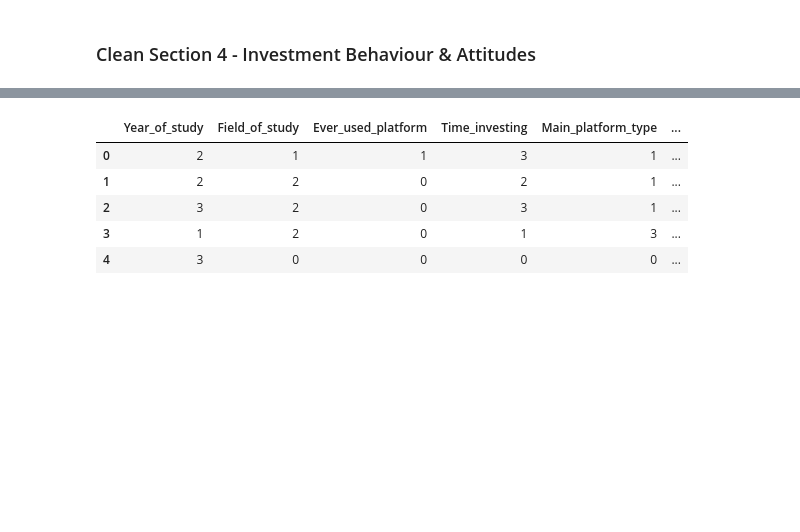
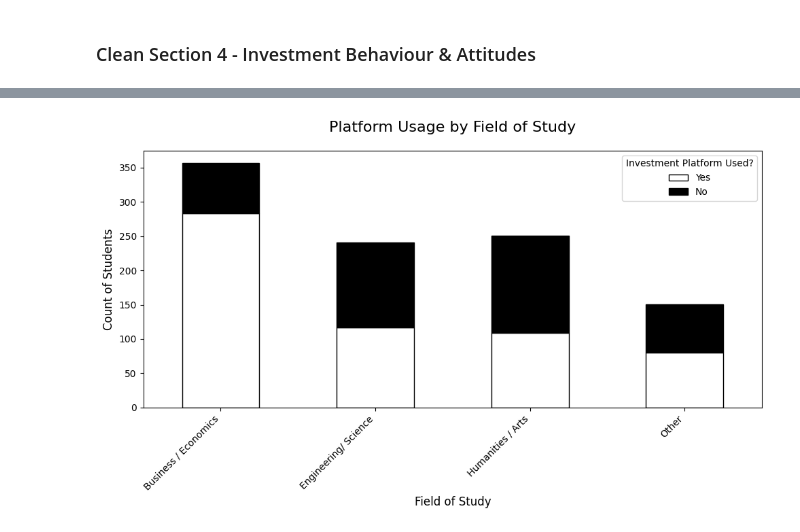
Before and after one commit to JoshLG18/Intro-to-DS, a Jupyter notebook: notebooks/DataAnalysis.ipynb, the cells around one changed output, grey strips where cells are left out. Saved outputs shown, nothing was run; the diff lists cells and outputs as text; code cells hidden in the pictures; blank space fills up the shorter version.

```diff
--- a/notebooks/DataAnalysis.ipynb
+++ b/notebooks/DataAnalysis.ipynb
@@ -368,9 +382,26 @@ raw_dataset.head()
 # %%
 dataset.head()
+dataset.to_csv('../data/cleaned_regression_data.csv', index = False)
-# %% [output]
-|  | Year_of_study | Field_of_study | Ever_used_platform | Time_investing | Main_platform_type | ... |
-| 0 | 2 | 1 | 1 | 3 | 1 | ... |
-| 1 | 2 | 2 | 0 | 2 | 1 | ... |
-| 2 | 3 | 2 | 0 | 3 | 1 | ... |
-| 3 | 1 | 2 | 0 | 1 | 3 | ... |
-| 4 | 3 | 0 | 0 | 0 | 0 | ... |
+# %%
+# Plot 1
+# Create a crosstab to get the counts
+cross_tab = pd.crosstab(raw_dataset['Field_of_study'], raw_dataset['Ever_used_platform'])
+
+# make yes below and no on top
+if 'Yes' in cross_tab.columns and 'No' in cross_tab.columns:
+        cross_tab = cross_tab[['Yes', 'No']]
+
+# Create the plot
+ax1 = cross_tab.plot(kind='bar', stacked=True, colormap='Greys', figsize=(10, 6), edgecolor='black')
+
+ax1.set_title('Platform Usage by Field of Study', fontsize=16, pad=20)
+ax1.set_xlabel('Field of Study', fontsize=12)
+ax1.set_ylabel('Count of Students', fontsize=12)
+ax1.set_xticklabels(ax1.get_xticklabels(), rotation=45, ha='right')
+ax1.legend(title='Investment Platform Used?')
+
+plt.tight_layout() # Adjust plot to prevent label overlap
+plt.savefig('../figures/field_vs_platform.png')
+plt.show()
+# %% [output]
+[figure, added]
```
Also changed, not shown: parts of 31 cells of this notebook, 18 other files.
